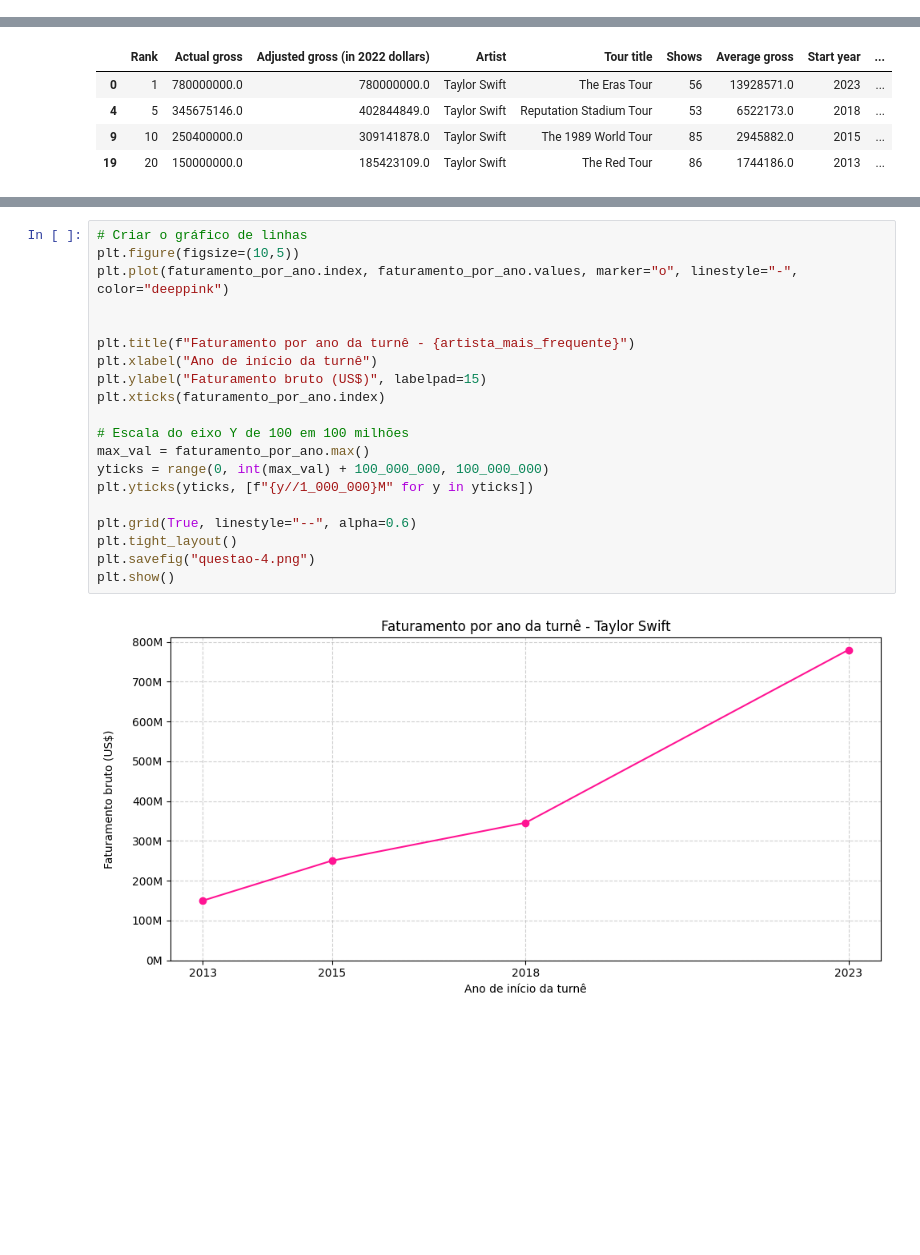
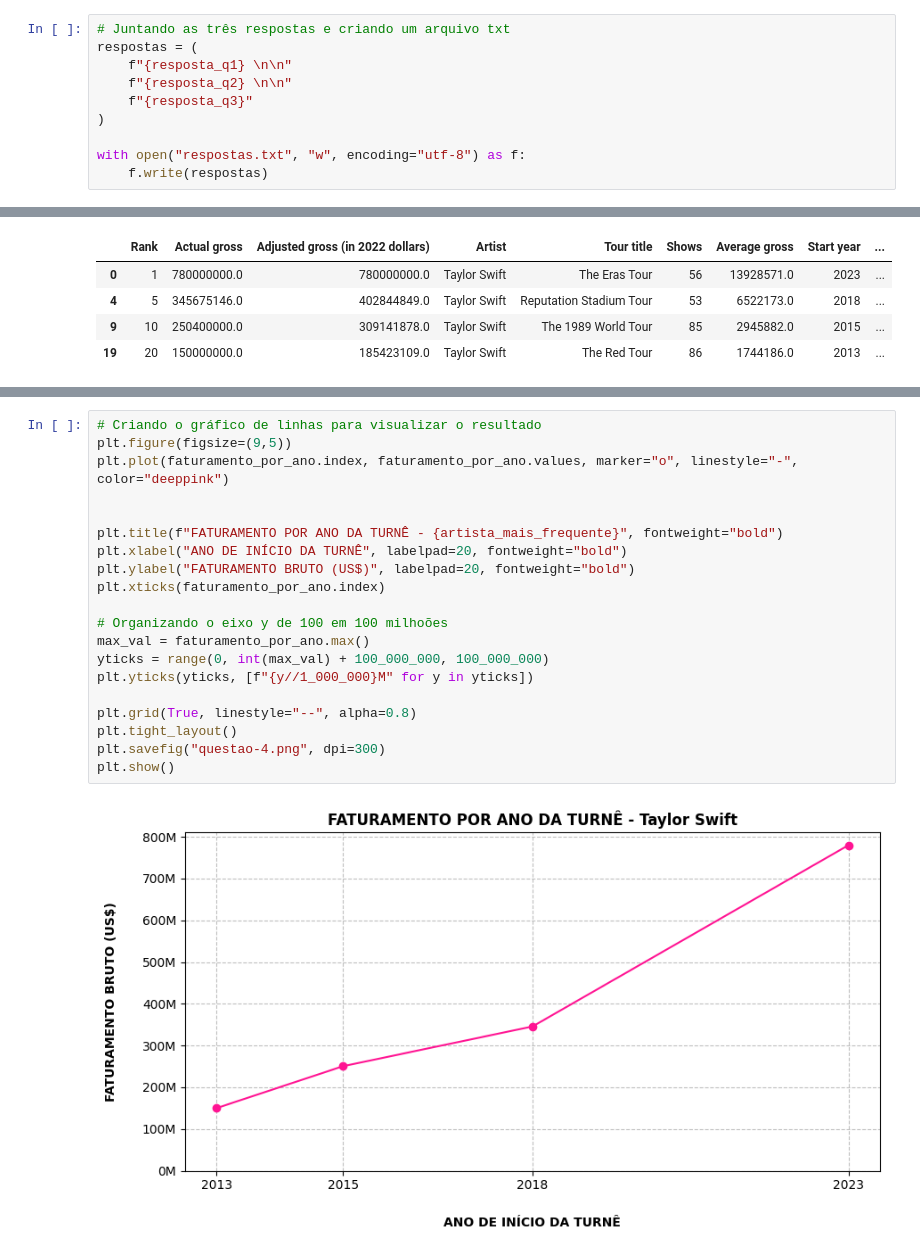
Before and after one commit to aline-hoffmann/scholarship-compass, a Jupyter notebook: Sprint_3/Desafio/etapa-2/job.ipynb, the cells around one changed output, grey strips where cells are left out. Drawn from its saved outputs; the diff is of its cells as text; blank space fills up the shorter version.

```diff
--- a/Sprint_3/Desafio/etapa-2/job.ipynb
+++ b/Sprint_3/Desafio/etapa-2/job.ipynb
@@ -183,6 +182,16 @@ As 3 turnês mais lucrativas por show (em dólares ajustados de 2022):
 1. The Eras Tour — Taylor Swift — Bruto por show: $13,928,571.43
 2. Renaissance World Tour — Beyoncé — Bruto por show: $10,353,571.43
 3. Reputation Stadium Tour — Taylor Swift — Bruto por show: $7,600,846.21
+# %%
+# Juntando as três respostas e criando um arquivo txt
+respostas = (
+    f"{resposta_q1} \n\n"
+    f"{resposta_q2} \n\n"
+    f"{resposta_q3}"
+)
+
+with open("respostas.txt", "w", encoding="utf-8") as f:
+    f.write(respostas)
 # %% [markdown]
 Questão 4.
 # %%
@@ -225,24 +234,24 @@ Start year
 2023    780000000.0
 Name: Actual gross, dtype: float64
 # %%
-# Criar o gráfico de linhas
-plt.figure(figsize=(10,5))
+# Criando o gráfico de linhas para visualizar o resultado
+plt.figure(figsize=(9,5))
 plt.plot(faturamento_por_ano.index, faturamento_por_ano.values, marker="o", linestyle="-", color="deeppink")
 
 
-plt.title(f"Faturamento por ano da turnê - {artista_mais_frequente}")
-plt.xlabel("Ano de início da turnê")
-plt.ylabel("Faturamento bruto (US$)", labelpad=15)
+plt.title(f"FATURAMENTO POR ANO DA TURNÊ - {artista_mais_frequente}", fontweight="bold")
+plt.xlabel("ANO DE INÍCIO DA TURNÊ", labelpad=20, fontweight="bold")
+plt.ylabel("FATURAMENTO BRUTO (US$)", labelpad=20, fontweight="bold")
 plt.xticks(faturamento_por_ano.index)
 
-# Escala do eixo Y de 100 em 100 milhões
+# Organizando o eixo y de 100 em 100 milhoões
 max_val = faturamento_por_ano.max()
 yticks = range(0, int(max_val) + 100_000_000, 100_000_000)
 plt.yticks(yticks, [f"{y//1_000_000}M" for y in yticks])
 
-plt.grid(True, linestyle="--", alpha=0.6)
+plt.grid(True, linestyle="--", alpha=0.8)
 plt.tight_layout()
-plt.savefig("questao-4.png")
+plt.savefig("questao-4.png", dpi=300)
 plt.show()
 # %% [output]
-[figure, old version]
+[figure, new version]
```
Also changed, not shown: parts of 6 cells of this notebook, 3 other files.
